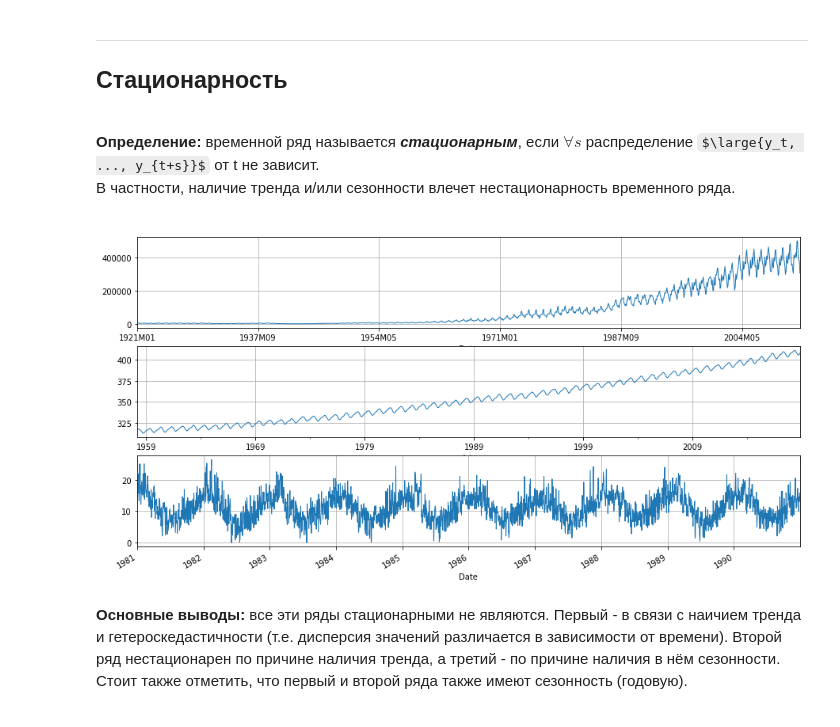
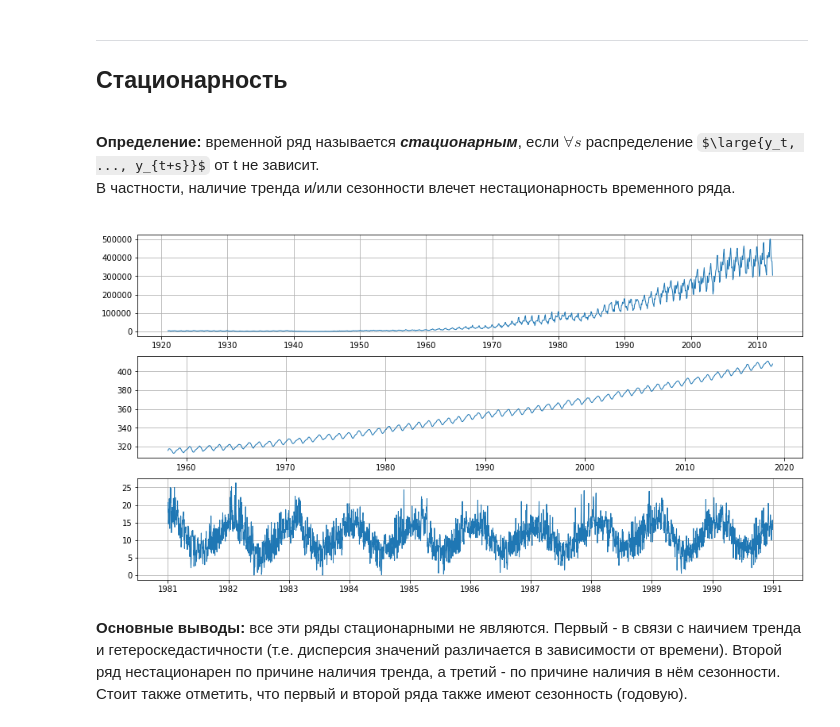
Before and after one commit to GeorgyFirsov/Educational-research-work, a Jupyter notebook: Анализ временного ряда.ipynb, the cells around one changed output. Drawn from its saved outputs; the diff is of its cells as text; code cells hidden in the pictures; some formulas as TeX source.

```diff
--- a/Анализ временного ряда.ipynb
+++ b/Анализ временного ряда.ipynb
@@ -45,6 +45,12 @@ plt.rcParams['axes.titlesize'] = 25
 # Настройки отображения
 line_width = 1
 dot_size = 5
+# %%
+data_temp = prepare_data(temperatures, value_col='Temp')
+data_beer = prepare_data(beer, date_col='date', value_col='value')
+data_pass = prepare_data(passengers[['Date', 'ArrivalsActualCounts']],
+                         value_col='ArrivalsActualCounts', date_format='%YM%m')
+data_oxyg = prepare_data(oxygen, date_col='date', value_col='value')
 # %% [markdown]
 ![Logo](img/mephi-logo.png)
 # %% [markdown]
@@ -261,12 +240,12 @@ plt.show()
 В частности, наличие тренда и/или сезонности влечет нестационарность временного ряда.</span>
 # %%
 _, ax = plt.subplots(3, 1, figsize=(width, height))
-passengers.plot(x=0, y=1, linewidth=line_width, ax=ax[0], grid=True)
-oxygen.plot(x=0, y=1, linewidth=line_width, ax=ax[1], grid=True)
-temperatures.plot(x=0, y=1, linewidth=line_width, ax=ax[2], grid=True)
+ax[0].plot(data_pass, linewidth=line_width), ax[0].grid()
+ax[1].plot(data_oxyg, linewidth=line_width), ax[1].grid()
+ax[2].plot(data_temp, linewidth=line_width), ax[2].grid()
 plt.show()
 # %% [output]
-[figure, old version]
+[figure, new version]
 # %% [markdown]
 <span class="text_common"><b>Основные выводы:</b> все эти ряды стационарными не являются. Первый - в связи с наичием тренда и гетероскедастичности (т.е. дисперсия значений различается в зависимости от времени). Второй ряд нестационарен по причине наличия тренда, а третий - по причине наличия в нём сезонности. Стоит также отметить, что первый и второй ряда также имеют сезонность (годовую).</span>
 # %% [markdown]
```
Also changed, not shown: parts of 30 cells of this notebook, 6 other files.
